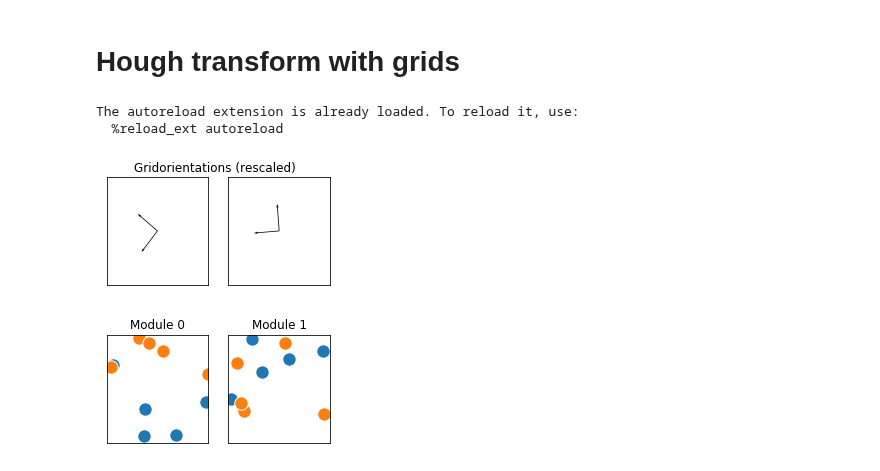
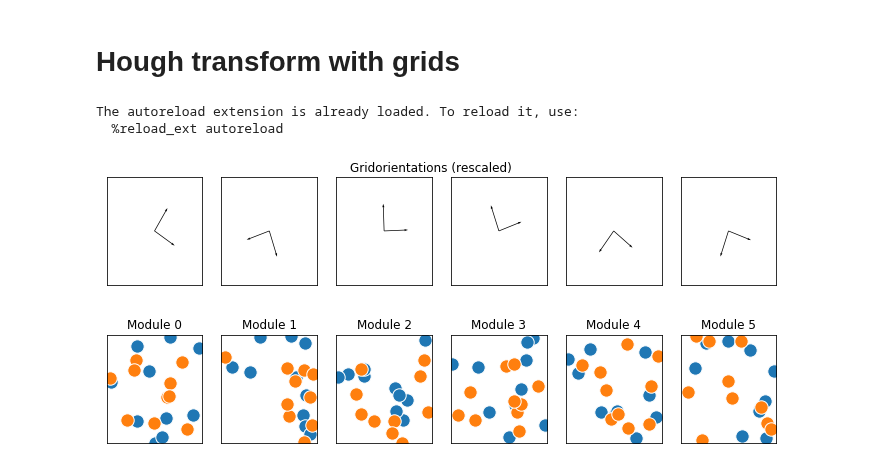
Before and after one commit to mirkoklukas/htmresearch, a Jupyter notebook: projects/gridcells/jupyter/Hough_Transform/Grid Hough Transform.ipynb, the cells around one changed output. Cells and saved outputs as stored; diff of their text form; code cells hidden in the pictures.

```diff
--- a/projects/gridcells/jupyter/Hough_Transform/Grid Hough Transform.ipynb
+++ b/projects/gridcells/jupyter/Hough_Transform/Grid Hough Transform.ipynb
@@ -9,13 +9,13 @@ from htmresearch.support.gridcells.mdist.utils import *
 %autoreload 2
 
 
-m = 2
-S = np.ones(m)*1.
+m = 6
+# S = np.ones(m)*20.
 # S = np.random.normal(1.,.1, size=m)
-# S = np.sqrt(2)**np.arange(m)
+S = np.sqrt(2)**np.arange(m)
 k = 2
 B, V, S = create_kd_hyper_module(m, k, scale=S)
-V = np.zeros((m,2))
+# V = np.zeros((m,2))
 A = create_action_tensor(B)
 
 
@@ -36,6 +36,46 @@ for i in range(m):
 
     ax[i].quiver(0.0,0.0,r1[:2],r2[:2], angles='xy', scale_units='xy', scale=1)
 
+
+
+
+num_o  = 10
+num_fo = 10
+num_f  = 1
+
+
+Objects  = (np.random.sample((num_o, num_fo, 2))-0.5)*50.
+Features = np.random.randint(num_f, size=(num_o, num_fo))
+
+
+# Creating object codes randomly anchored
+# within the hypertorus
+# R = np.random.sample((num_o, 2))*30.
+# Anchors = pipe_through_tensor(A, R).reshape((num_o, 1, m, 2))
+Anchors      = np.random.sample((num_o, 1, m, 2))
+Object_codes = np.zeros((num_o, num_fo, m, 2))
+for o in range(num_o):
+        Object_codes[o] = map_to_hypertorus(B, V, Objects[o])
+
+Object_codes += Anchors
+Object_codes %= 1.0
+
+
+Pinned_phases = []
+for i in range(num_f):
+    Pinned_phases.append([])
+
+
+
+for i in range(num_o):
+    for j in range(num_fo):
+        f = Features[i,j]
+        code = Object_codes[i,j][:,:]
+        Pinned_phases[f].append(code)
+
+
+for i in range(num_f):
+    Pinned_phases[i] = np.array(Pinned_phases[i])
 
 
 
@@ -52,35 +92,35 @@ def evolve(Delta, object_id):
     G = geod_on_hypertorus(P, Q)
 
     force = np.mean(G, axis=0)
     p = apply_velocity(p, force)
 
 
     for i in range(1, num_fo):
 #     for i in range(1, 5):
         phase_vel = pipe_through_tensor(A, Delta[[i-1]])
         p = apply_velocity(p, phase_vel)
 
         f = Features[oid, i]
         Q = Pinned_phases[f]
 
         P = np.repeat(p, Q.shape[0], axis=0)
 
         G = geod_on_hypertorus(P,Q)
 
         force = np.mean(G, axis=0)
         p = apply_velocity(p, force)
 
     P = np.repeat(p, num_o, axis=0)
 
-#     Q = Object_codes[:,i,:,:]
-    Q = Anchors[:,0,:,:]
-#     ds = M_dist(P, Q, S=S)
-    ds = M_dist_comp(P, Q, S=S)[:,0]
+    Q = Object_codes[:,i,:,:]
+#     Q = Anchors[:,0,:,:]
+    ds = M_dist(P, Q)
+#     ds = M_dist_comp(P, Q, S=S)[:,0]
 
 
     success = (object_id == np.argmin(ds))
     return success, ds
 # %% [output]
 The autoreload extension is already loaded. To reload it, use:
   %reload_ext autoreload
-[figure, old version]
+[figure, new version]
@@ -136,15 +137,16 @@ for i in range(m):
     ax[i].set_xticks([])
     ax[i].set_yticks([])
 
-
-    ax[i].scatter(p[:,i,0],p[:,i,1], edgecolor='white', s= 180.)
-    ax[i].scatter(q[:,i,0],q[:,i,1],   edgecolor='white', s= 180.)
+    for j in range(2):
+        p = Object_codes[j]
+        ax[i].scatter(p[:,i,0],p[:,i,1], edgecolor='white', s= 180.)
+#     ax[i].scatter(q[:,i,0],q[:,i,1],   edgecolor='white', s= 180.)
 
     ax[i].set_title("Module {}".format(i))
 
 plt.show()
 # %% [output]
-[figure, old version]
+[figure, new version]
 # %%
 num_runs = 50
 results = []
```
Also changed, not shown: parts of 4 cells of this notebook, 14 other files.
